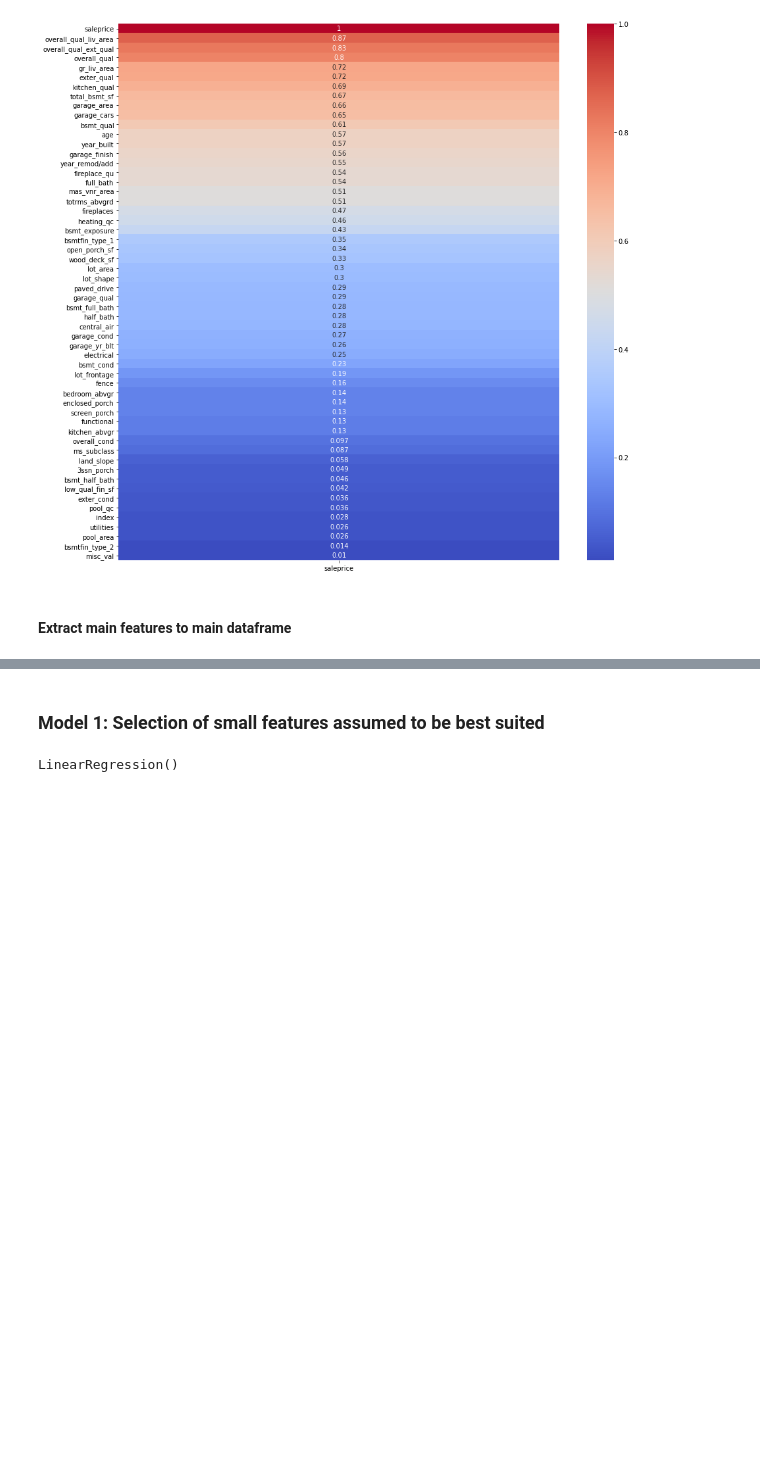
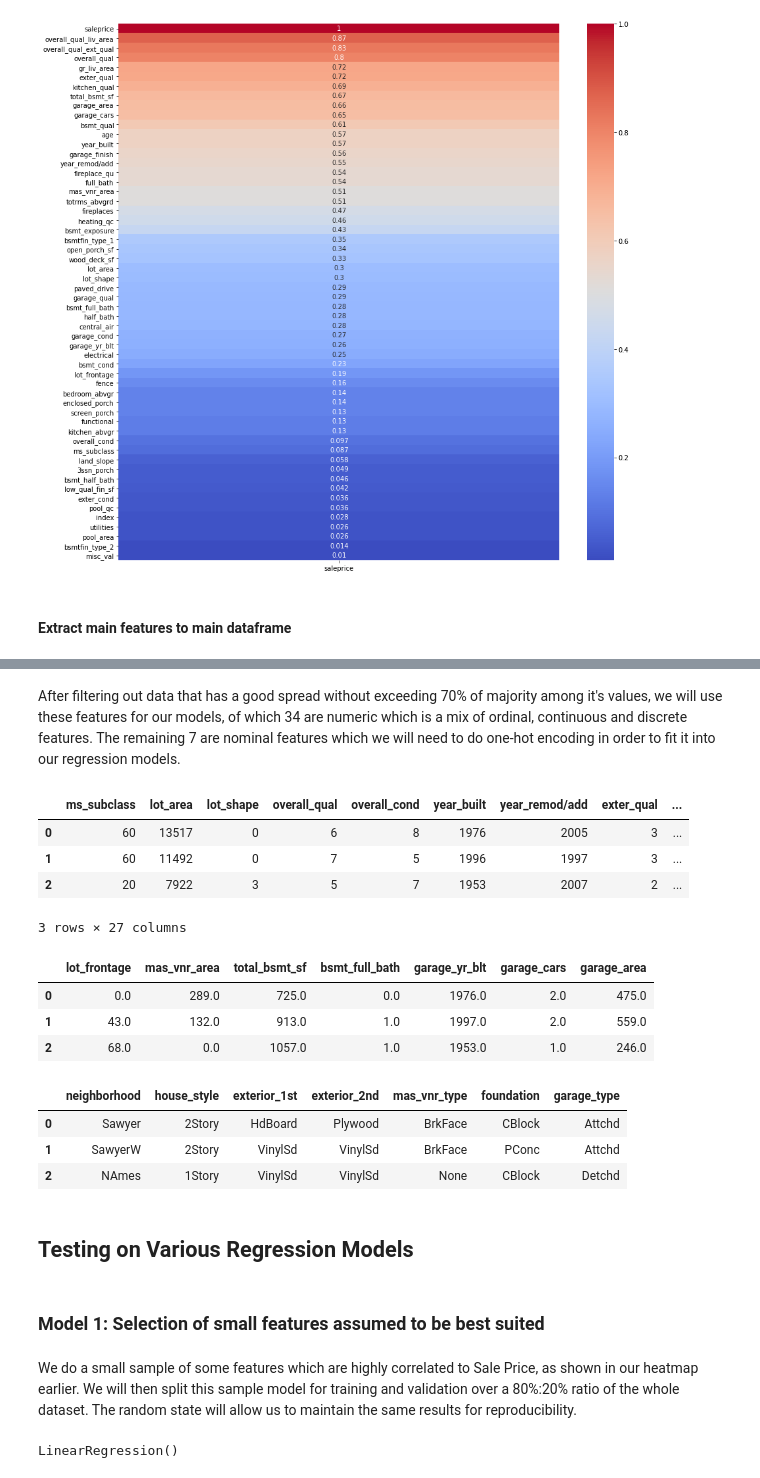
Before and after one commit to kkhalis/GA-Projects, a Jupyter notebook: project_2/Project 2 - Ames Housing Kaggle Challenge.ipynb, the cells around one changed output, grey strips where cells are left out. Saved outputs shown, nothing was run; the diff lists cells and outputs as text; code cells hidden in the pictures; blank space fills up the shorter version.

```diff
--- a/project_2/Project 2 - Ames Housing Kaggle Challenge.ipynb
+++ b/project_2/Project 2 - Ames Housing Kaggle Challenge.ipynb
@@ -394,6 +464,34 @@ There are categorical, nominal and possibly discrete features that have majority
 ft_to_keep = check_frequency(data)[0]
 ft_to_keep.remove('index')
 new_data = data[ft_to_keep]
+# %% [markdown]
+After filtering out data that has a good spread without exceeding 70% of majority among it's values, we will use these features for our models, of which 34 are numeric which is a mix of ordinal, continuous and discrete features. The remaining 7 are nominal features which we will need to do one-hot encoding in order to fit it into our regression models.
+# %%
+new_data.select_dtypes(include='int64').head(3)
+# %% [output]
+|  | ms_subclass | lot_area | lot_shape | overall_qual | overall_cond | year_built | year_remod/add | exter_qual | ... |
+| 0 | 60 | 13517 | 0 | 6 | 8 | 1976 | 2005 | 3 | ... |
+| 1 | 60 | 11492 | 0 | 7 | 5 | 1996 | 1997 | 3 | ... |
+| 2 | 20 | 7922 | 3 | 5 | 7 | 1953 | 2007 | 2 | ... |
+3 rows × 27 columns
+# %%
+new_data.select_dtypes(include='float64').head(3)
+# %% [output]
+|  | lot_frontage | mas_vnr_area | total_bsmt_sf | bsmt_full_bath | garage_yr_blt | garage_cars | garage_area |
+| 0 | 0.0 | 289.0 | 725.0 | 0.0 | 1976.0 | 2.0 | 475.0 |
+| 1 | 43.0 | 132.0 | 913.0 | 1.0 | 1997.0 | 2.0 | 559.0 |
+| 2 | 68.0 | 0.0 | 1057.0 | 1.0 | 1953.0 | 1.0 | 246.0 |
+# %%
+new_data.select_dtypes(include='object').head(3)
+# %% [output]
+|  | neighborhood | house_style | exterior_1st | exterior_2nd | mas_vnr_type | foundation | garage_type |
+| 0 | Sawyer | 2Story | HdBoard | Plywood | BrkFace | CBlock | Attchd |
+| 1 | SawyerW | 2Story | VinylSd | VinylSd | BrkFace | PConc | Attchd |
+| 2 | NAmes | 1Story | VinylSd | VinylSd | None | CBlock | Detchd |
+# %% [markdown]
+## Testing on Various Regression Models
 # %% [markdown]
 ### Model 1: Selection of small features assumed to be best suited
+# %% [markdown]
+We do a small sample of some features which are highly correlated to Sale Price, as shown in our heatmap earlier. We will then split this sample model for training and validation over a 80%:20% ratio of the whole dataset. The random state will allow us to maintain the same results for reproducibility.
 # %%
```
Also changed, not shown: parts of 67 cells of this notebook, 4 other files.
